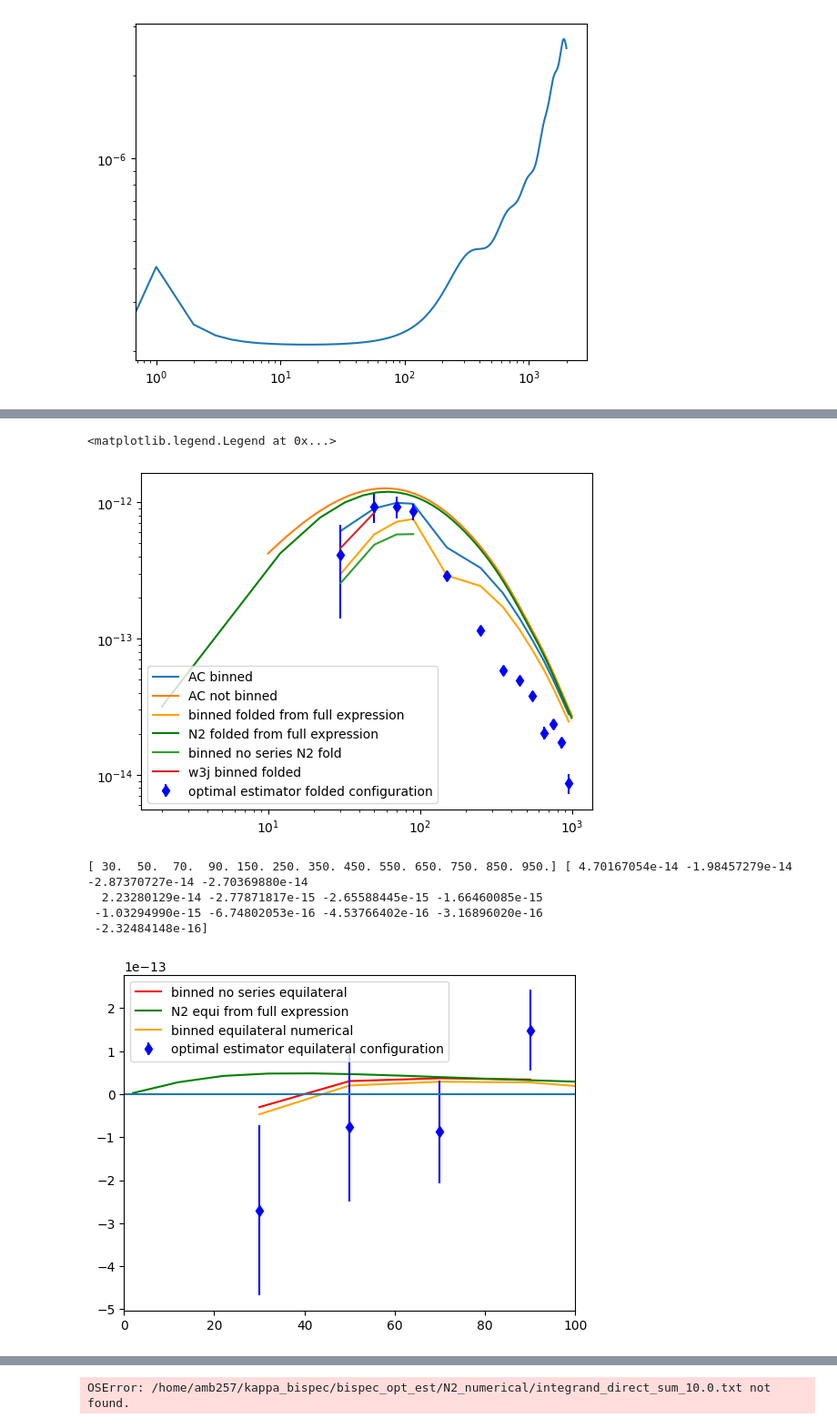
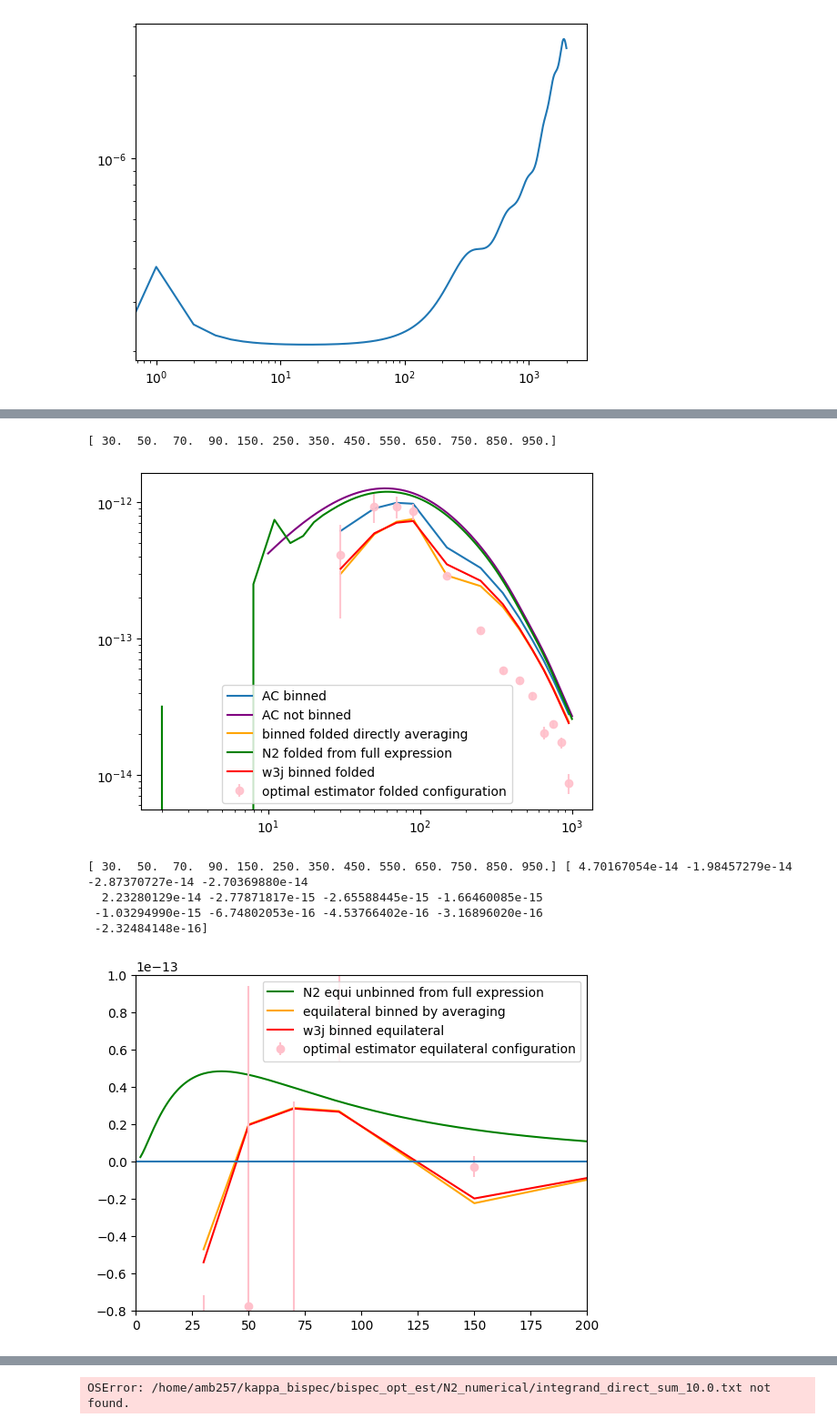
Before and after one commit to aleksandrbowkis/bispec_opt_est, a Jupyter notebook: N2_numerical/Binning_effects/Visualisation/N2_tests.ipynb, the cells around one changed output, grey strips where cells are left out. Shown at 91% size. Drawn from its saved outputs; the diff is of its cells as text; code cells hidden in the pictures.

```diff
--- a/N2_numerical/Binning_effects/Visualisation/N2_tests.ipynb
+++ b/N2_numerical/Binning_effects/Visualisation/N2_tests.ipynb
@@ -162,8 +164,9 @@ plt.loglog(L_norm, Lfac_norm*norm_phi)
 ### Changing to any Clphi(L/2) makes it too large (even just one of the two)
 bin_mid_fld, binning_test_fld = np.load('/home/amb257/kappa_bispec/bispec_opt_est/N2_numerical/Binning_effects/outputs/binned_folded.npy')
 bin_mid_fld_2, binning_test_fld_2 = np.load('/home/amb257/kappa_bispec/bispec_opt_est/N2_numerical/Binning_effects/outputs/binned_folded_2.npy')
-mid_w3j, bin_fold_w3j = np.load('/home/amb257/kappa_bispec/bispec_opt_est/N2_numerical/Binning_effects/outputs/w3j_series_binned_folded_task_newfactor.npy')
-print(mid_w3j, bin_fold_w3j)
+mid_w3j, bin_fold_w3j = np.load('/home/amb257/kappa_bispec/bispec_opt_est/N2_numerical/Binning_effects/outputs/w3j_series_binned_folded.npy')
+mid_w3j, bin_equi_w3j = np.load('/home/amb257/kappa_bispec/bispec_opt_est/N2_numerical/Binning_effects/outputs/w3j_series_binned_equilateral.npy')
+
 
 L_redo, N2_redo = np.loadtxt('../../n2_bias_results.txt')
 LensingL_fold, N2_fold = np.loadtxt('../../N2_fold.txt')
@@ -177,7 +180,8 @@ L_noseries, N2_noseries = np.load('/home/amb257/kappa_bispec/bispec_opt_est/N2_n
 L_As_same, fold_As_same = np.loadtxt('../../allAs_same_norm_quad_fold.txt')
 L_opt_fold, opt_est_fold, err_fold = np.loadtxt('../../folded_opt_est.txt')
 #plt.loglog(bin_mid_fld, binning_test_fld, ls = '--', label = 'binned folded')
-plt.loglog(mid_w3j, bin_fold_w3j, label = 'w3j binned folded')
+plt.plot(mid_w3j, bin_fold_w3j, label = 'w3j binned folded')
+plt.plot(mid_w3j, -1*bin_equi_w3j, label = 'w3j binned equilateral')
 #plt.loglog(bin_mid_fld_2, binning_test_fld_2, label = 'binned folded_2')
 #plt.loglog(L_noseries, N2_noseries, label = 'binned no series N2 fold')
 #plt.loglog(L_newmathematica, 1/8*Lfac_mathematica * fold_N2_newmathematica, label='fold new mathematica')
@@ -201,44 +204,47 @@ L_mid_AC, Fold_AC = np.loadtxt("/home/amb257/kappa_bispec/bispec_opt_est/N2_nume
 #Lfac_bin_fold = 1/8 * (L_test_fold*(L_test_fold+1)) * (L_test_fold/2*(L_test_fold/2+1))**2
 L_AC_notbinned,_, Fold_AC_notbinned, _, _ = np.loadtxt("/home/amb257/kappa_bispec/bispec_opt_est/N2_numerical/Binning_effects/Visualisation/foldbispectrum_nobin_10muKarcmin_lmaxT3000.txt", unpack = True)
 plt.loglog(L_mid_AC, -1*Fold_AC, label = 'AC binned')
-plt.loglog(L_AC_notbinned, -1*Fold_AC_notbinned, label = 'AC not binned')
+plt.loglog(L_AC_notbinned, -1*Fold_AC_notbinned, color='purple', label = 'AC not binned')
 
-plt.loglog(bin_mid_fld, binning_test_fld, color = 'orange', label = 'binned folded from full expression')
+plt.loglog(bin_mid_fld, binning_test_fld, color = 'orange', label = 'binned folded directly averaging')
 #plt.loglog(L_test_fold, N2_fold_full_test, label = 'test fold from full expression')
 plt.loglog(L_newmath_full, N2_fold_newmath_full, color = 'green', label = 'N2 folded from full expression')
-plt.errorbar(L_opt_fold, -1*opt_est_fold, yerr = err_fold, fmt='bd', label = 'optimal estimator folded configuration')
+plt.errorbar(L_opt_fold, -1*opt_est_fold, yerr = err_fold, fmt='o', color='pink', alpha = 0.9, label = 'optimal estimator folded configuration')
 #plt.loglog(L_newmathematica, 1/8*Lfac_mathematica * fold_N2_newmathematica, label='fold new mathematica')
 
 #plt.loglog(L_newmathematica, 1/8*Lfac_mathematica * fold_N2_newmathematica, label='N2 folded direct calculation')
-plt.loglog(L_noseries, N2_noseries, label = 'binned no series N2 fold')
+#plt.loglog(L_noseries, N2_noseries, label = 'binned no series N2 fold')
 
-plt.loglog(mid_w3j, 3*bin_fold_w3j, label = 'w3j binned folded')
+plt.loglog(mid_w3j, 2.112375191632037*bin_fold_w3j, color='red' , label = 'w3j binned folded')
 
 
 plt.legend()
+print(bin_mid_fld)
 # Perhaps the series expansion stops being valid beyond L=200? Maybe there are other terms that partially cancel the dominant term?
 # %% [output]
-<matplotlib.legend.Legend at 0x...>
+[ 30.  50.  70.  90. 150. 250. 350. 450. 550. 650. 750. 850. 950.]
-[figure, old version]
+[figure, new version]
 # %%
 bin_mid_eq, binning_eq = np.load('/home/amb257/kappa_bispec/bispec_opt_est/N2_numerical/Binning_effects/outputs/binned_equilateral.npy')
 bin_mid_eq_2, binning_eq_2 = np.load('/home/amb257/kappa_bispec/bispec_opt_est/N2_numerical/Binning_effects/outputs/binned_equilateral_2.npy')
 L_noseries_eq, N2_noseries_eq = np.load('/home/amb257/kappa_bispec/bispec_opt_est/N2_numerical/Binning_effects/outputs/no_series_binned_equilateral.npy')
 L_full_eq, N2_eq_newmath_full = np.loadtxt('/home/amb257/kappa_bispec/bispec_opt_est/N2_numerical/Binning_effects/outputs/equilN2_from_full_int.txt')
 
-plt.plot(L_noseries_eq, -1*N2_noseries_eq, color = 'red', label = 'binned no series equilateral')
-plt.plot(L_full_eq, -1*N2_eq_newmath_full, color = 'green', label = 'N2 equi from full expression')
-plt.plot(bin_mid_eq, -1* binning_eq, color = 'orange', label = 'binned equilateral numerical')
+#plt.plot(L_noseries_eq, -1*N2_noseries_eq, color = 'red', label = 'binned no series equilateral')
+plt.plot(L_full_eq, -1*N2_eq_newmath_full, color = 'green', label = 'N2 equi unbinned from full expression')
+plt.plot(bin_mid_eq, -1* binning_eq, color = 'orange', label = 'equilateral binned by averaging')
+plt.plot(mid_w3j, -1*bin_equi_w3j, color='red', label = 'w3j binned equilateral')
+
 #plt.plot(bin_mid_eq_2, -1* binning_eq_2, color = 'pink', ls = '--', label = 'binned equilateral numerical 2')
-plt.errorbar(L_opt_equi, opt_est_equi, yerr = err_equi, fmt='bd', label = 'optimal estimator equilateral configuration')
+plt.errorbar(L_opt_equi, opt_est_equi, yerr = err_equi, fmt='o', color='pink', label = 'optimal estimator equilateral configuration')
 plt.hlines(0, 0, 1000)
-plt.xlim(0,100)
-#plt.ylim(-3e-14, 1.5e-14)
+plt.xlim(0,200)
+plt.ylim(-8e-14, 1e-13)
 plt.legend()
 print(bin_mid_eq, binning_eq)
 # %% [output]
 [ 30.  50.  70.  90. 150. 250. 350. 450. 550. 650. 750. 850. 950.] [ 4.70167054e-14 -1.98457279e-14 -2.87370727e-14 -2.70369880e-14
   2.23280129e-14 -2.77871817e-15 -2.65588445e-15 -1.66460085e-15
  -1.03294990e-15 -6.74802053e-16 -4.53766402e-16 -3.16896020e-16
  -2.32484148e-16]
-[figure, old version]
+[figure, new version]
```
Also changed, not shown: parts of 5 cells of this notebook, 47 other files.
